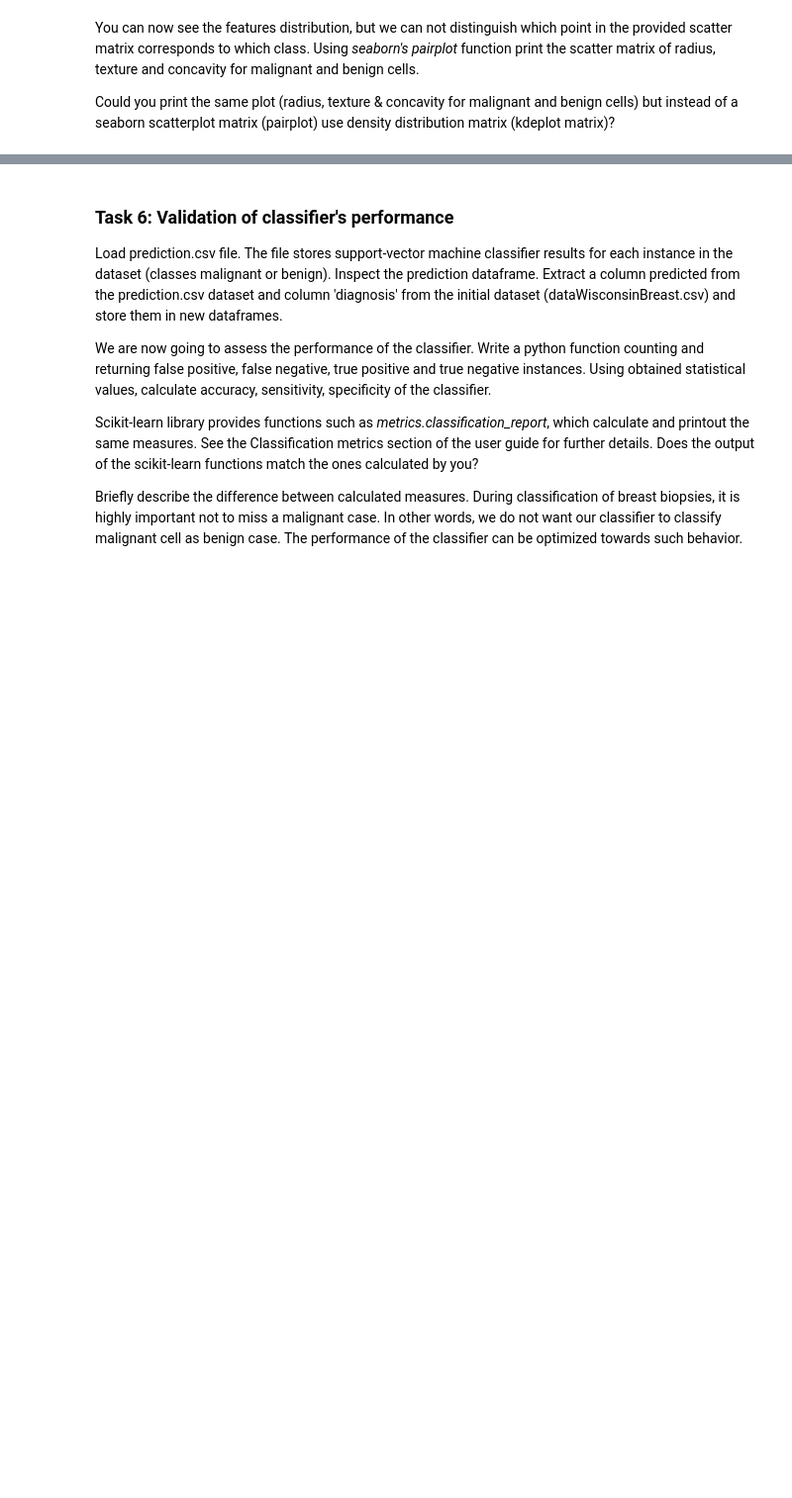
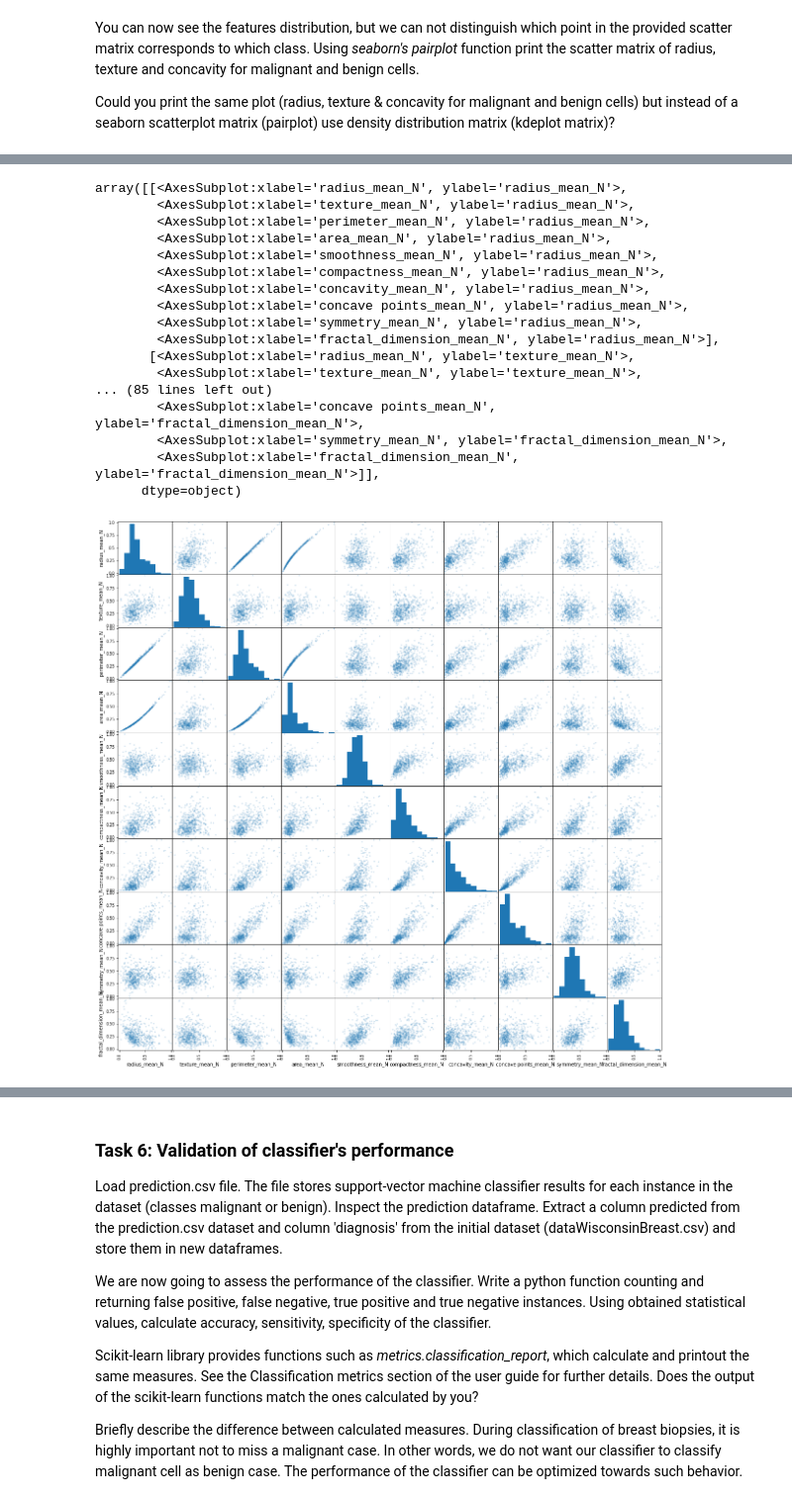
Before and after one commit to abishek1233/Clinical-Decision-Practicals, a Jupyter notebook: WPO1/WPO1-Student.ipynb, the cells around one changed output, grey strips where cells are left out. Shown at 99% size. Saved outputs shown, nothing was run; the diff lists cells and outputs as text; code cells hidden in the pictures; blank space fills up the shorter version.

```diff
--- a/WPO1/WPO1-Student.ipynb
+++ b/WPO1/WPO1-Student.ipynb
@@ -324,0 +337,21 @@ Could you print the same plot (radius, texture & concavity for malignant and ben
+# %%
+pd.plotting.scatter_matrix(normalizedData, alpha=0.2,figsize=[20,20])
+# %% [output]
+array([[<AxesSubplot:xlabel='radius_mean_N', ylabel='radius_mean_N'>,
+        <AxesSubplot:xlabel='texture_mean_N', ylabel='radius_mean_N'>,
+        <AxesSubplot:xlabel='perimeter_mean_N', ylabel='radius_mean_N'>,
+        <AxesSubplot:xlabel='area_mean_N', ylabel='radius_mean_N'>,
+        <AxesSubplot:xlabel='smoothness_mean_N', ylabel='radius_mean_N'>,
+        <AxesSubplot:xlabel='compactness_mean_N', ylabel='radius_mean_N'>,
+        <AxesSubplot:xlabel='concavity_mean_N', ylabel='radius_mean_N'>,
+        <AxesSubplot:xlabel='concave points_mean_N', ylabel='radius_mean_N'>,
+        <AxesSubplot:xlabel='symmetry_mean_N', ylabel='radius_mean_N'>,
+        <AxesSubplot:xlabel='fractal_dimension_mean_N', ylabel='radius_mean_N'>],
+       [<AxesSubplot:xlabel='radius_mean_N', ylabel='texture_mean_N'>,
+        <AxesSubplot:xlabel='texture_mean_N', ylabel='texture_mean_N'>,
+... (85 lines left out)
+        <AxesSubplot:xlabel='concave points_mean_N', ylabel='fractal_dimension_mean_N'>,
+        <AxesSubplot:xlabel='symmetry_mean_N', ylabel='fractal_dimension_mean_N'>,
+        <AxesSubplot:xlabel='fractal_dimension_mean_N', ylabel='fractal_dimension_mean_N'>]],
+      dtype=object)
+[figure, added]
```
Also changed, not shown: parts of 16 cells of this notebook, 3 other files.
